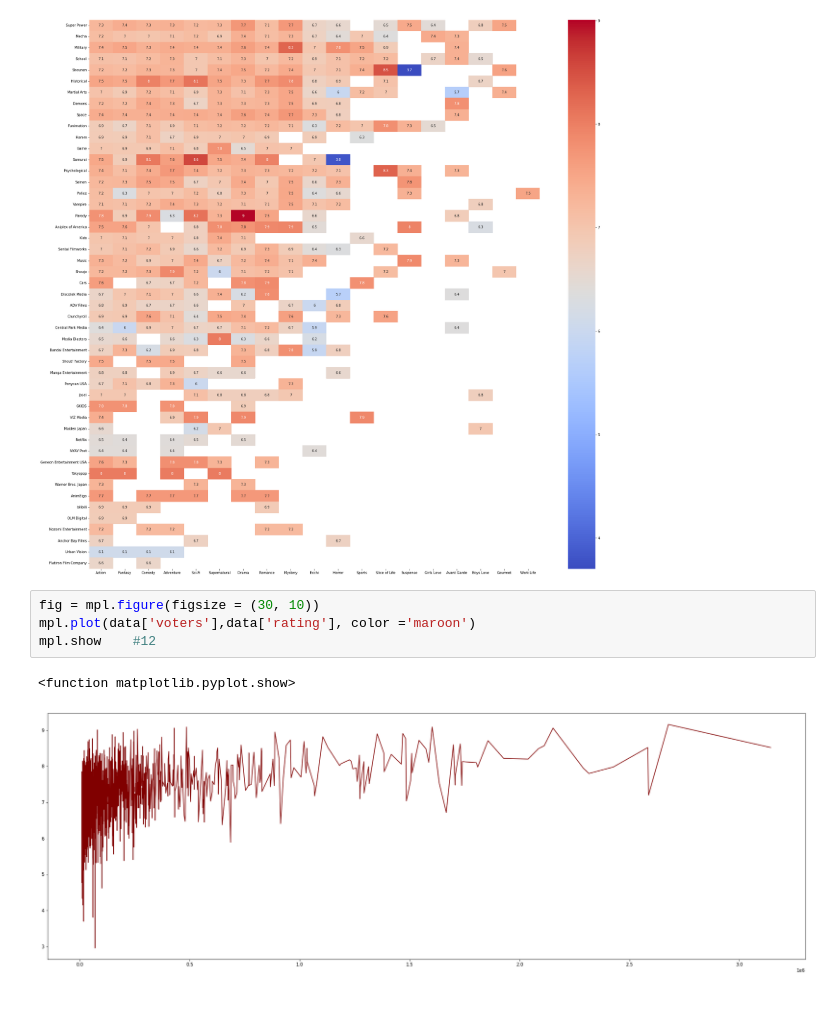
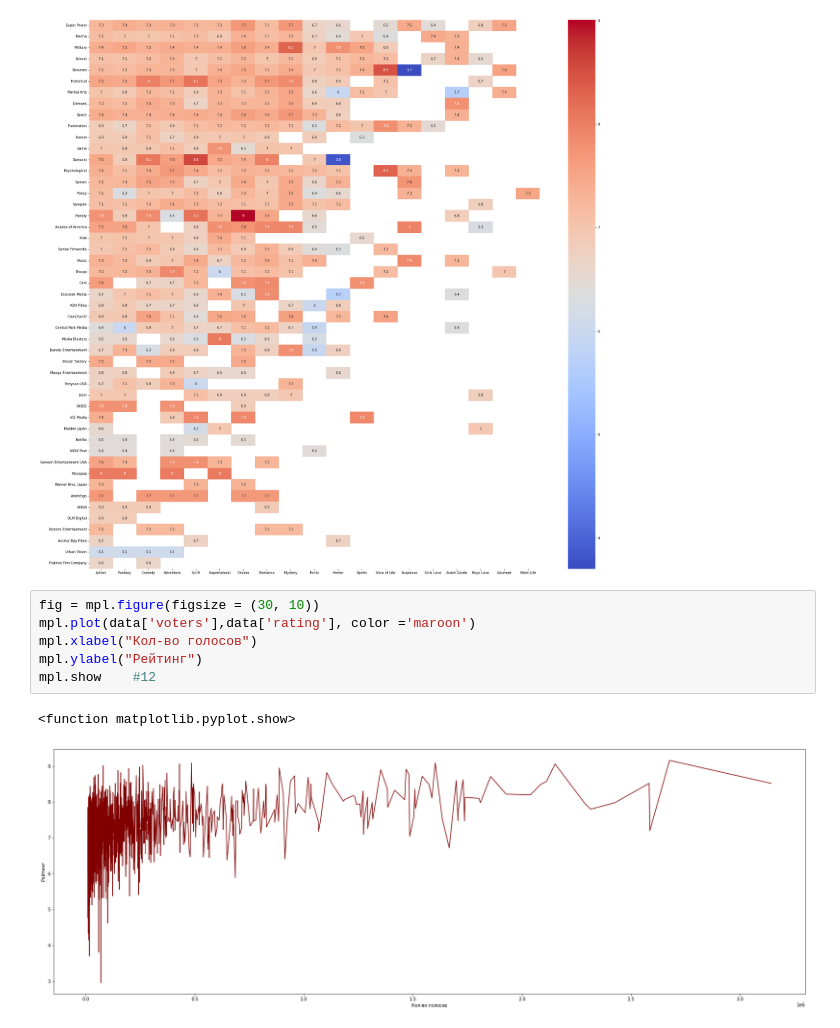
Before and after one commit to Andrew55529/IMDP, a Jupyter notebook: anime.ipynb, the cells around one changed output. Drawn from its saved outputs; the diff is of its cells as text.

```diff
--- a/anime.ipynb
+++ b/anime.ipynb
@@ -203,7 +221,9 @@ sns.heatmap(df, annot = True, cmap = 'coolwarm')   #11-2 (рейтинг в за
 # %%
 fig = mpl.figure(figsize = (30, 10))
 mpl.plot(data['voters'],data['rating'], color ='maroon')
+mpl.xlabel("Кол-во голосов")
+mpl.ylabel("Рейтинг")
 mpl.show    #12
 # %% [output]
 <function matplotlib.pyplot.show>
-[figure, old version]
+[figure, new version]
```
Also changed, not shown: parts of 8 cells of this notebook.
